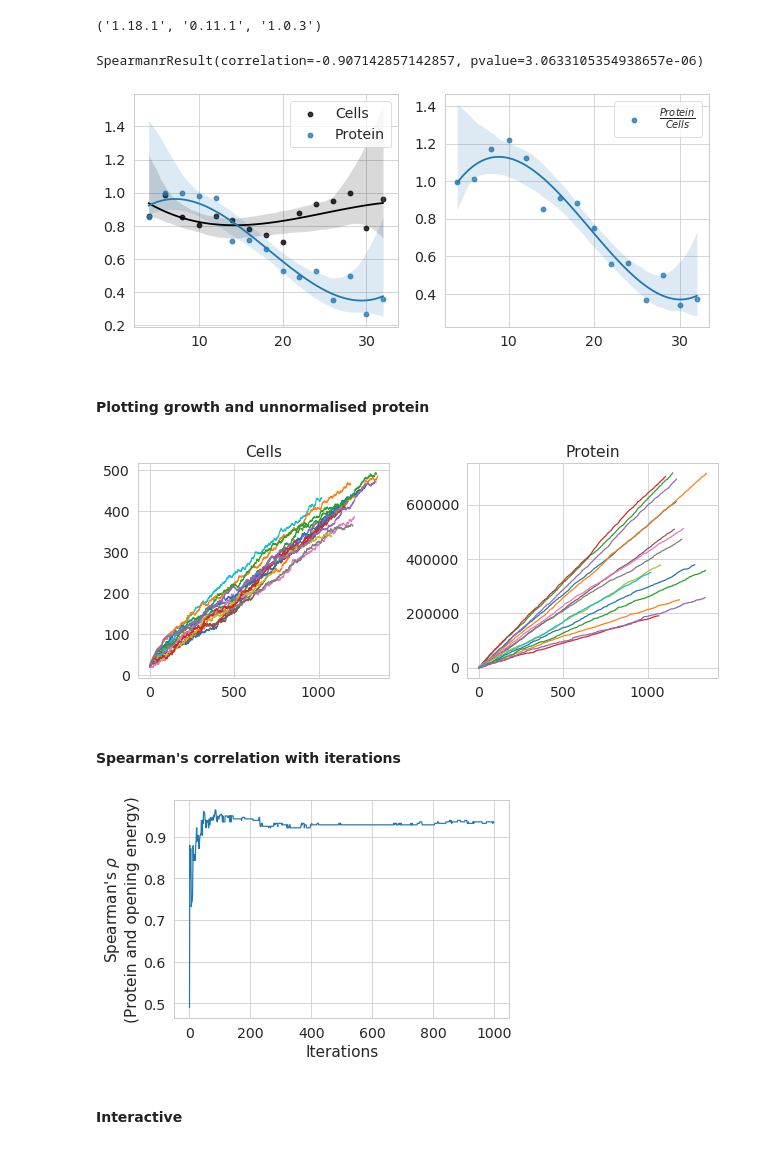
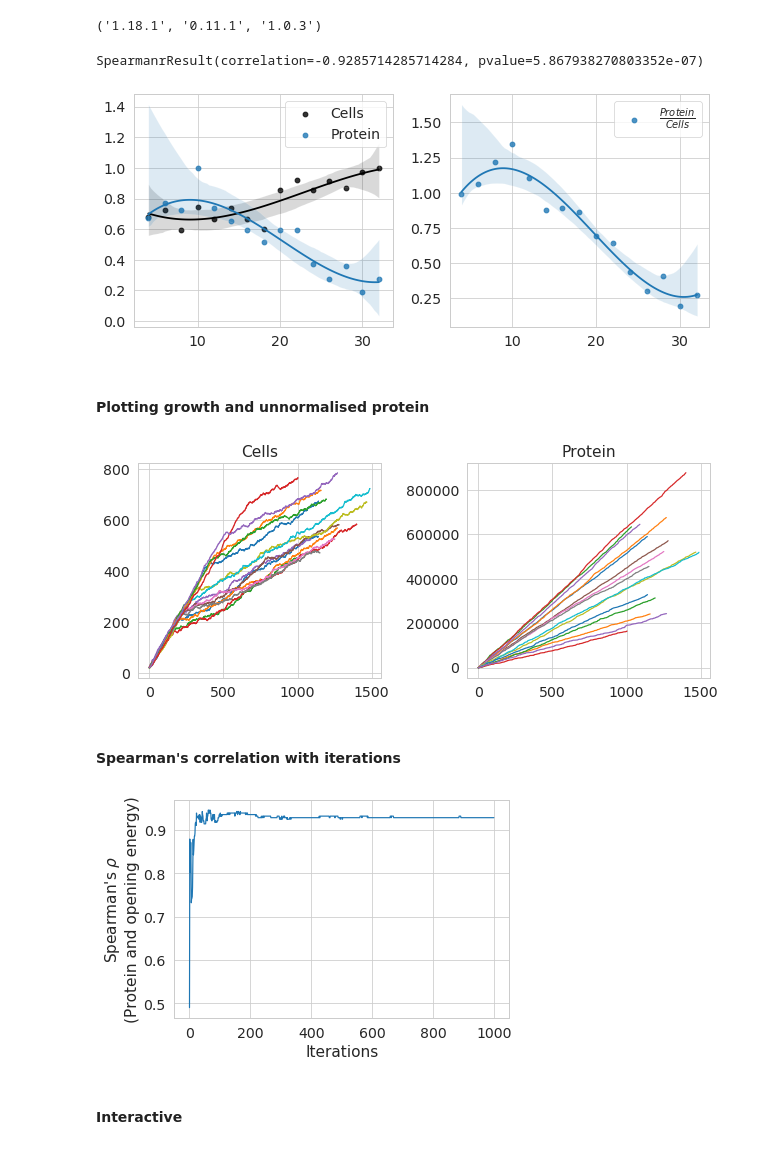
Before and after one commit to Gardner-BinfLab/TIsigner_paper_2019, a Jupyter notebook: Simulation.ipynb, the cells around one changed output. Saved outputs shown, nothing was run; the diff lists cells and outputs as text; code cells hidden in the pictures.

Commit message:
simulation of protein expression

```diff
--- a/Simulation.ipynb
+++ b/Simulation.ipynb
@@ -30,7 +30,7 @@ class Cells():
 
     def __init__(self, random=12345,\
                     favourable_oen=11,\
-                    tolerance=50000,\
+                    tolerance=100000,\
                     num_cells=20,\
                     construct=[2, 4]
                 ):
@@ -72,8 +72,8 @@ class Cells():
 
         # randomly decay mRNA after being translated 20 - 100 times
         mRNA_decay = self.rndState.randint(20, 100)
-        protein = np.where(self.oen_transcripts <= fav_oen)
-        self.protein = protein[0].size*mRNA_decay
+        protein = np.where(np.repeat(self.oen_transcripts, 3) <= fav_oen)
+        self.protein = protein[0].size*mRNA_decay/3
         return self.protein
 
     def reproduce(self):
@@ -113,42 +113,42 @@ new.start()
 # %%
 openens = [[i, i+2] for i in range(1, 32) if i%2 == 0]
 
 df = pd.DataFrame(columns = ['Cells', 'Protein'], index=[i[1] for i in openens])
 
 for i, v in enumerate(openens):
-    new = Cells(construct=v, tolerance=5000, random=i)
+    new = Cells(construct=v, tolerance=100000, random=i)
     new.start()
     df.loc[v[1], 'Cells'] = new.all_cells
     df.loc[v[1], 'Protein'] = new.all_protein
 
 fig, ax = plt.subplots(nrows=1, ncols=2, figsize=(9, 4))
 axes = ax.flatten()
 
 
 
 sns.regplot(x=[i[1] for i in openens], \
-             y=df['Cells'].apply(max)/max(df['Cells'].apply(max)),\
+             y=df['Cells'].apply(lambda x: x[-1])/max(df['Cells'].apply(lambda x: x[-1])),\
              color='black', label='Cells', ax=axes[0], order=3)
 sns.regplot(x=[i[1] for i in openens],\
                 y=df['Protein'].apply(max)/max(df['Protein'].apply(max)),\
                 label='Protein', ax=axes[0], order=3)
 axes[0].set_ylabel('')
 axes[0].legend()
 
-normalised_protein = (df['Protein'].apply(max)/max(df['Protein'].apply(max)))/(df['Cells'].apply(max)/max(df['Cells'].apply(max)))
+normalised_protein = (df['Protein'].apply(lambda x: x[-1])/max(df['Protein'].apply(lambda x: x[-1])))\
+/(df['Cells'].apply(lambda x: x[-1])/max(df['Cells'].apply(lambda x: x[-1])))
 sns.regplot(x=[i[1] for i in openens], y=normalised_protein, \
             label=r'$\frac{Protein}{Cells}$', order=3, ax=axes[1])
 axes[1].legend()
 plt.tight_layout()
 
 print(spearmanr([i[1] for i in openens], normalised_protein,))
 # %% [output]
-SpearmanrResult(correlation=-0.907142857142857, pvalue=3.0633105354938657e-06)
+SpearmanrResult(correlation=-0.9285714285714284, pvalue=5.867938270803352e-07)
-[figure, old version]
+[figure, new version]
 # %% [markdown]
 #### Plotting growth and unnormalised protein
 # %%
-
 fig, ax = plt.subplots(nrows=1, ncols=2, figsize=(9, 4))
 axes = ax.flatten()
 
@@ -158,7 +158,7 @@ for i, v in enumerate(df.columns):
         axes[i].set_title(v)
     fig.tight_layout()
 # %% [output]
-[figure, old version]
+[figure, new version]
 # %% [markdown]
 #### Spearman's correlation with iterations
 # %%
@@ -170,11 +170,11 @@ for itr in range(1000):
     corr = spearmanr(normalised_prot, df.index, )
     corrs.append(corr)
 
-ax = sns.lineplot(x=np.arange(1000), y=[-i[0] for i in corrs]);
+ax = sns.lineplot(x=np.arange(1000), y=[-i[0] for i in corrs])
 ax.set_ylabel("Spearman's "+ r'$\rho$' + '\n(Protein and opening energy)')
 ax.set_xlabel('Iterations');
 # %% [output]
-[figure, old version]
+[figure, new version]
 # %% [markdown]
 #### Interactive
 # %%
```
Also changed, not shown: parts of 2 cells of this notebook.
